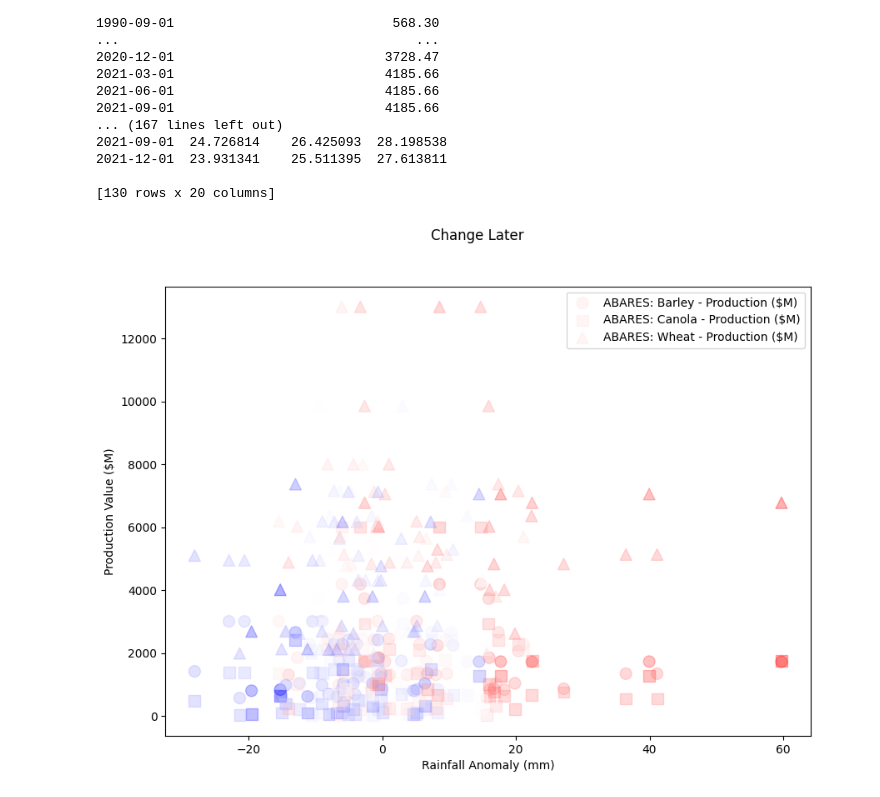
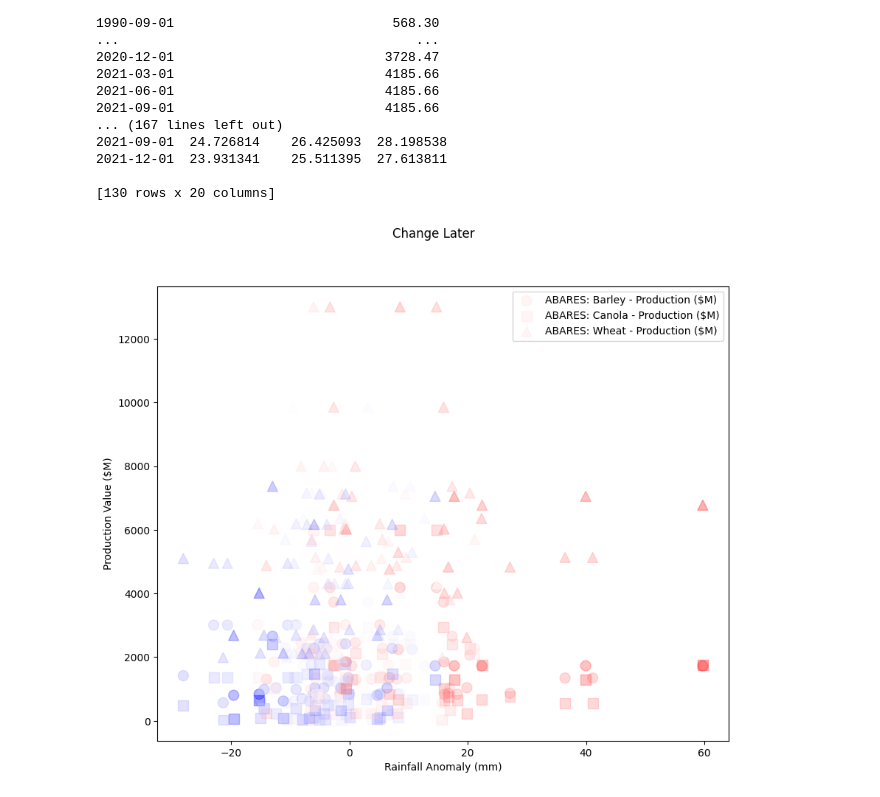
Before and after one commit to owng25/DATA1902-Stage-2, a Jupyter notebook: Code/Owen_Y/main.ipynb, the cells around one changed output. Cells and saved outputs as stored; diff of their text form; code cells hidden in the pictures.

```diff
--- a/Code/Owen_Y/main.ipynb
+++ b/Code/Owen_Y/main.ipynb
@@ -60,27 +60,27 @@ Date
 # %%
 import matplotlib.pyplot as plt
 
-fig = plt.figure(figsize=(10, 7))
+fig = plt.figure(figsize=(10, 8))
 fig.suptitle('Change Later')
 ax = fig.add_subplot()
 
 data = {
     "Rainfall Anomaly": working_df["Rainfall Anomaly"],
     "Barley Production ($M)": working_df["ABARES: Barley - Production ($M)"],
     "Canola Production ($M)": working_df["ABARES: Canola - Production ($M)"],
     "Wheat Production ($M)": working_df["ABARES: Wheat - Production ($M)"],
     "SOI": working_df["SOI"],
 
 }
 
 ax.scatter('Rainfall Anomaly', 'Barley Production ($M)', marker="o", s = 100, c ="SOI", cmap = "bwr", alpha = 0.3, data=data, )
 ax.scatter('Rainfall Anomaly', 'Canola Production ($M)', marker="s", s = 100, c = "SOI", cmap = "bwr", alpha = 0.3, data=data)
 ax.scatter('Rainfall Anomaly', 'Wheat Production ($M)', marker="^", s = 100, c = "SOI", cmap = "bwr", alpha=0.3, data=data)
 
 ax.set_xlabel('Rainfall Anomaly (mm)')
 ax.set_ylabel('Production Value ($M)')
 plt.legend()
 
 plt.show()
 # %% [output]
-[figure, old version]
+[figure, new version]
```
Also changed, not shown: parts of 4 cells of this notebook, 1 other file.
